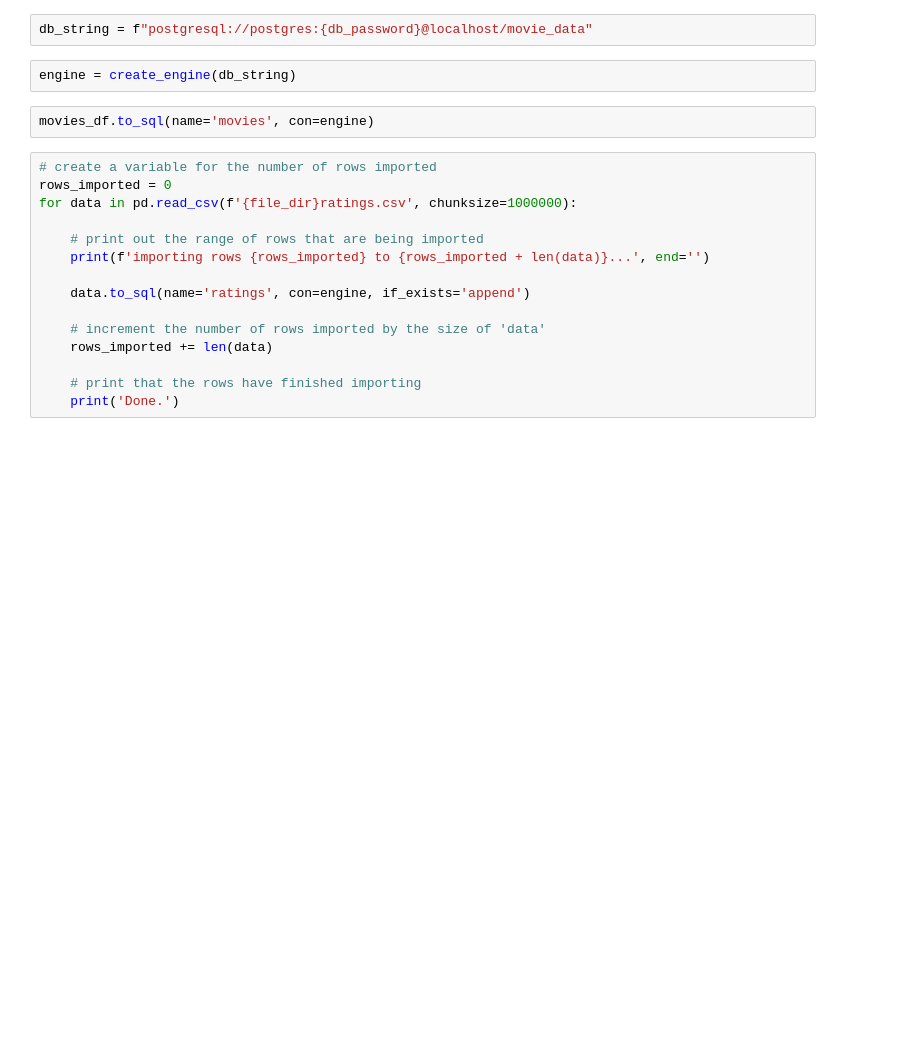
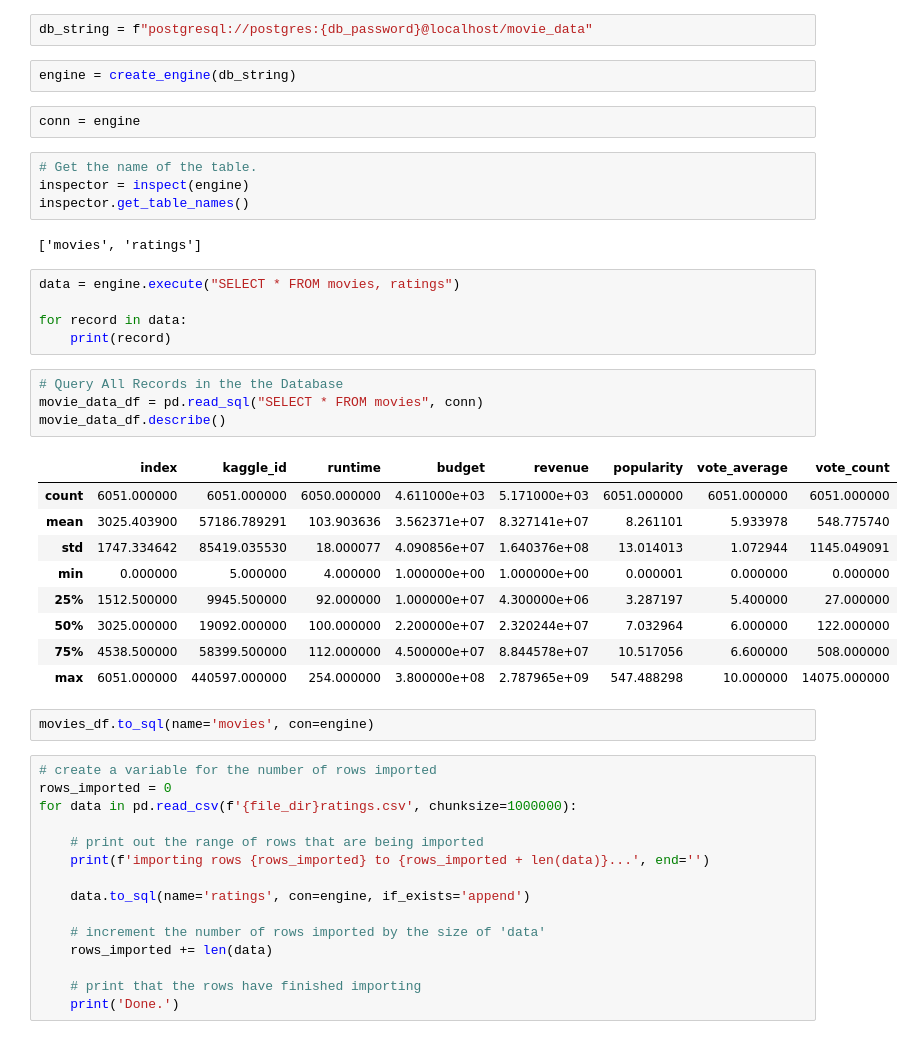
Before and after one commit to BMoreland20/Movies-ETL, a Jupyter notebook: Transform.ipynb, the cells around one changed output. Drawn from its saved outputs; the diff is of its cells as text; blank space fills up the shorter version.

```diff
--- a/Transform.ipynb
+++ b/Transform.ipynb
@@ -970,6 +971,33 @@ The sql extension is already loaded. To reload it, use:
 db_string = f"postgresql://postgres:{db_password}@localhost/movie_data"
 # %%
 engine = create_engine(db_string)
+# %%
+conn = engine
+# %%
+# Get the name of the table.
+inspector = inspect(engine)
+inspector.get_table_names()
+# %% [output]
+['movies', 'ratings']
+# %%
+data = engine.execute("SELECT * FROM movies, ratings")
+
+for record in data:
+    print(record)
+# %%
+# Query All Records in the the Database
+movie_data_df = pd.read_sql("SELECT * FROM movies", conn)
+movie_data_df.describe()
+# %% [output]
+|  | index | kaggle_id | runtime | budget | revenue | popularity | vote_average | vote_count |
+| count | 6051.000000 | 6051.000000 | 6050.000000 | 4.611000e+03 | 5.171000e+03 | 6051.000000 | 6051.000000 | 6051.000000 |
+| mean | 3025.403900 | 57186.789291 | 103.903636 | 3.562371e+07 | 8.327141e+07 | 8.261101 | 5.933978 | 548.775740 |
+| std | 1747.334642 | 85419.035530 | 18.000077 | 4.090856e+07 | 1.640376e+08 | 13.014013 | 1.072944 | 1145.049091 |
+| min | 0.000000 | 5.000000 | 4.000000 | 1.000000e+00 | 1.000000e+00 | 0.000001 | 0.000000 | 0.000000 |
+| 25% | 1512.500000 | 9945.500000 | 92.000000 | 1.000000e+07 | 4.300000e+06 | 3.287197 | 5.400000 | 27.000000 |
+| 50% | 3025.000000 | 19092.000000 | 100.000000 | 2.200000e+07 | 2.320244e+07 | 7.032964 | 6.000000 | 122.000000 |
+| 75% | 4538.500000 | 58399.500000 | 112.000000 | 4.500000e+07 | 8.844578e+07 | 10.517056 | 6.600000 | 508.000000 |
+| max | 6051.000000 | 440597.000000 | 254.000000 | 3.800000e+08 | 2.787965e+09 | 547.488298 | 10.000000 | 14075.000000 |
 # %%
 movies_df.to_sql(name='movies', con=engine)
 # %%
```
Also changed, not shown: parts of 1 cell of this notebook.
